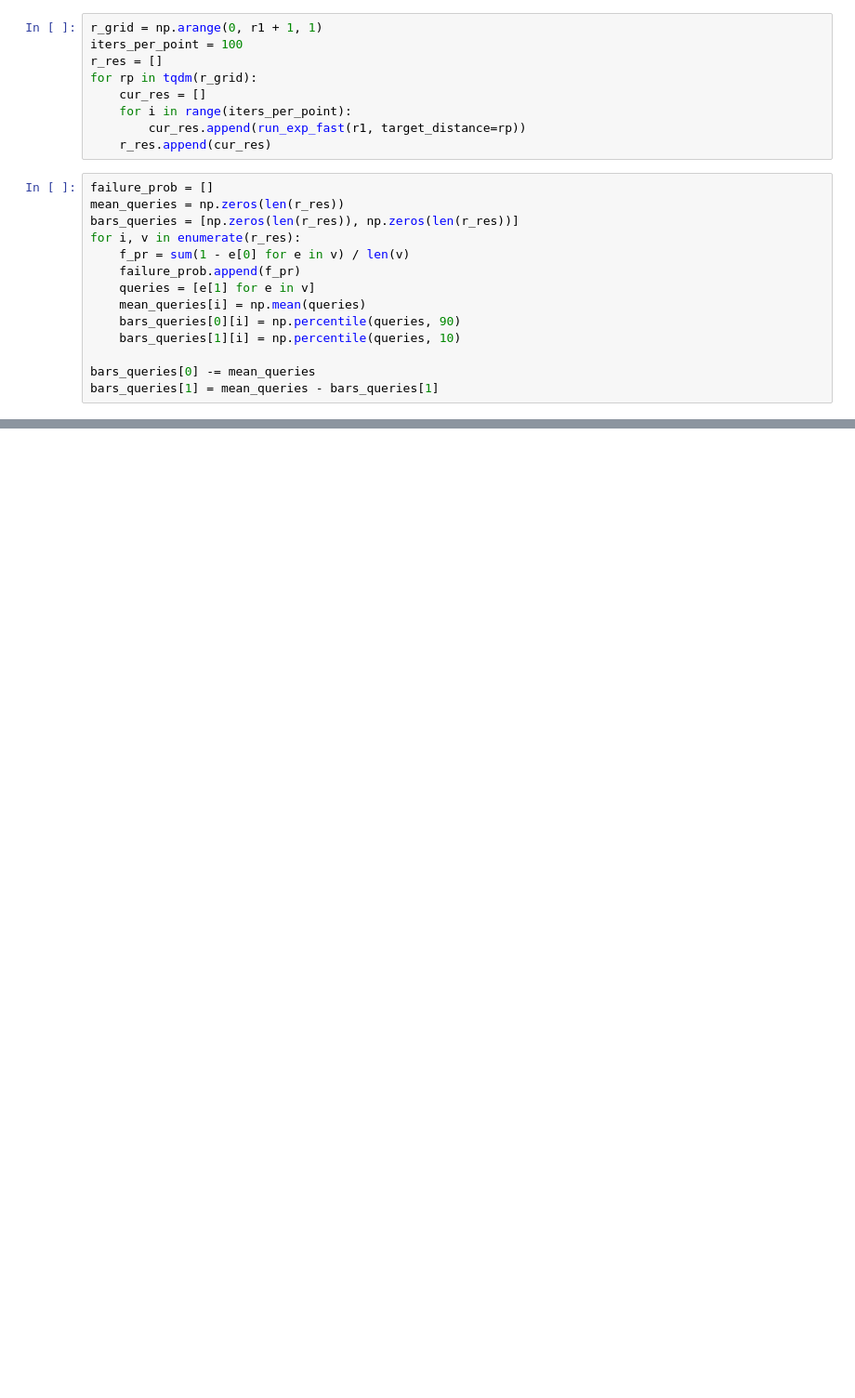
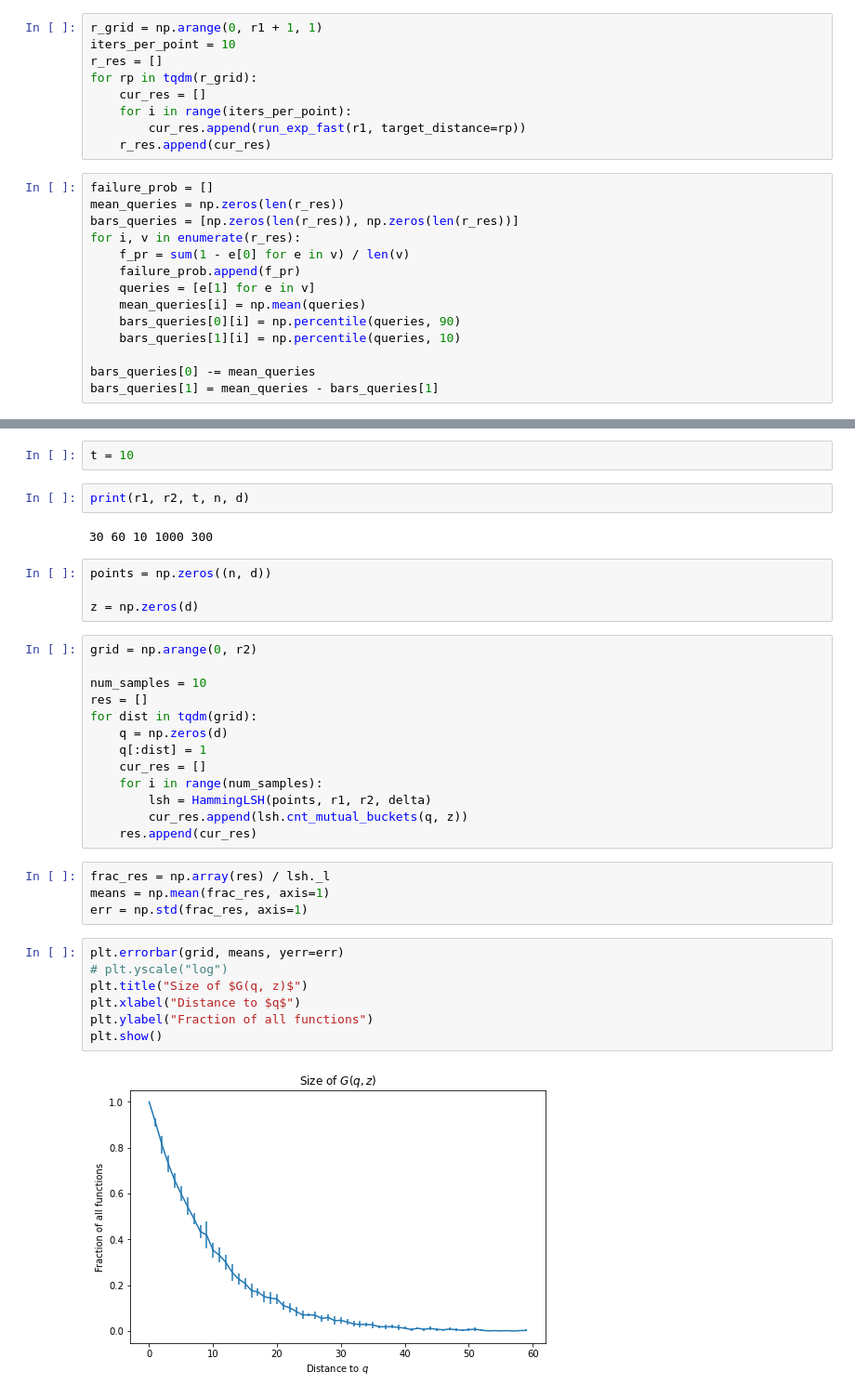
Before and after one commit to makarov-mv/lsh-adversary, a Jupyter notebook: Experiments.ipynb, the cells around one changed output, grey strips where cells are left out. Shown: that part at 93% size. Saved outputs shown, nothing was run; the diff lists cells and outputs as text; blank space fills up the shorter version.

```diff
--- a/Experiments.ipynb
+++ b/Experiments.ipynb
@@ -296,7 +292,7 @@ plt.show()
 ### Analysing dependance on radius
 # %%
 r_grid = np.arange(0, r1 + 1, 1)
-iters_per_point = 100
+iters_per_point = 10
 r_res = []
 for rp in tqdm(r_grid):
     cur_res = []
@@ -335,0 +334,36 @@ plt.show()
+# %%
+t = 10
+# %%
+print(r1, r2, t, n, d)
+# %% [output]
+30 60 10 1000 300
+# %%
+points = np.zeros((n, d))
+
+z = np.zeros(d)
+# %%
+grid = np.arange(0, r2)
+
+num_samples = 10
+res = []
+for dist in tqdm(grid):
+    q = np.zeros(d)
+    q[:dist] = 1
+    cur_res = []
+    for i in range(num_samples):
+        lsh = HammingLSH(points, r1, r2, delta)
+        cur_res.append(lsh.cnt_mutual_buckets(q, z))
+    res.append(cur_res)
+# %%
+frac_res = np.array(res) / lsh._l
+means = np.mean(frac_res, axis=1)
+err = np.std(frac_res, axis=1)
+# %%
+plt.errorbar(grid, means, yerr=err)
+# plt.yscale("log")
+plt.title("Size of $G(q, z)$")
+plt.xlabel("Distance to $q$")
+plt.ylabel("Fraction of all functions")
+plt.show()
+# %% [output]
+[figure, added]
```
Also changed, not shown: parts of 8 cells of this notebook.
